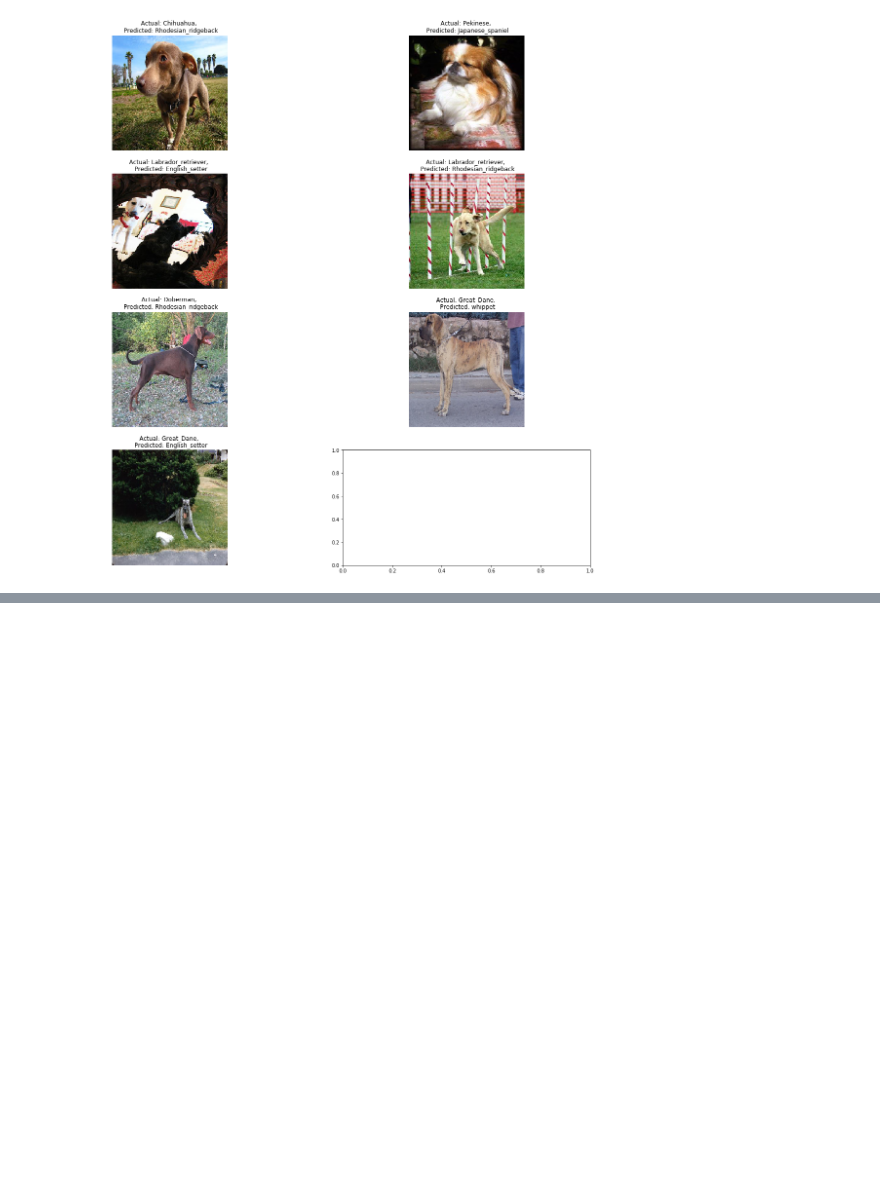
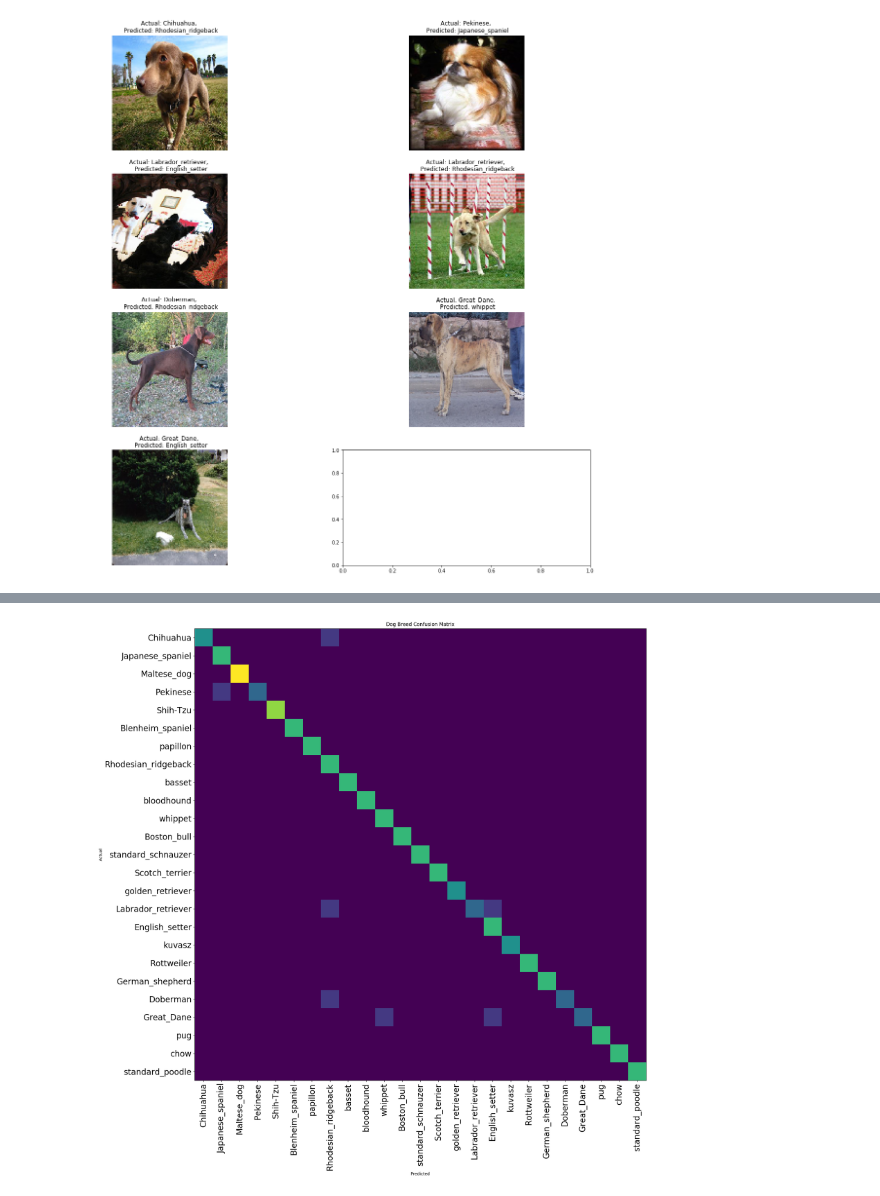
Before and after one commit to hberginc/Who-s_Your_Doggy, a Jupyter notebook: Visualize Predictions.ipynb, the cells around one changed output, grey strips where cells are left out. Cells and saved outputs as stored; diff of their text form; code cells hidden in the pictures; blank space fills up the shorter version.

Commit message:
conf matrix

```diff
--- a/Visualize Predictions.ipynb
+++ b/Visualize Predictions.ipynb
@@ -334,0 +215,28 @@ NameError: name 'basic_cnn_model' is not defined
+# %%
+labels = holdout_generator.class_indices
+labels = dict((v,k) for k,v in labels.items())
+lst_labels = ['-'.join(lab.split('-')[1:]) for lab in list(labels.values())]
+# %%
+from tensorflow.math import confusion_matrix
+predicted_class_indices = np.argmax(pred,axis=1)
+
+real_classes = holdout_generator.classes
+
+conf_arry = confusion_matrix(real_classes, predicted_class_indices, num_classes=25)
+# %%
+import matplotlib as mpl
+mpl.rcParams.update(mpl.rcParamsDefault)
+plt.style.use('seaborn-dark-palette')
+# %%
+fig, ax = plt.subplots(1, figsize = (20,20))
+ax.set_title('Dog Breed Confusion Matrix')
+ax.set_xlabel('Predicted')
+ax.set_ylabel('Actual')
+ax.imshow(conf_arry)
+ax.set_xticks(range(25))
+ax.set_yticks(range(25))
+ax.set_xticklabels(lst_labels, rotation=90, fontsize=20)
+ax.set_yticklabels(lst_labels, fontsize=20)
+plt.show()
+# %% [output]
+[figure, added]
```
Also changed, not shown: parts of 45 cells of this notebook, 3 other files.
